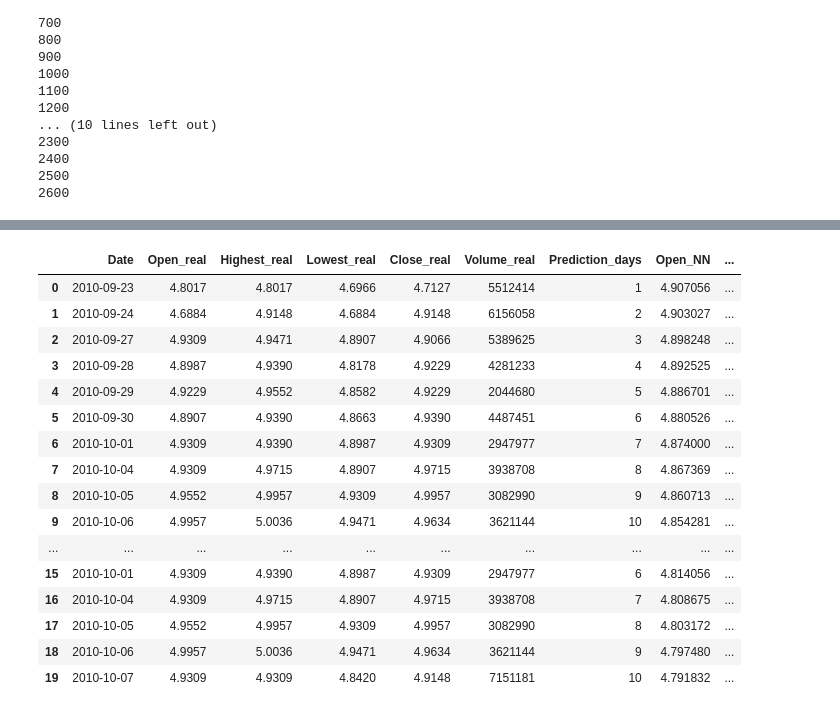
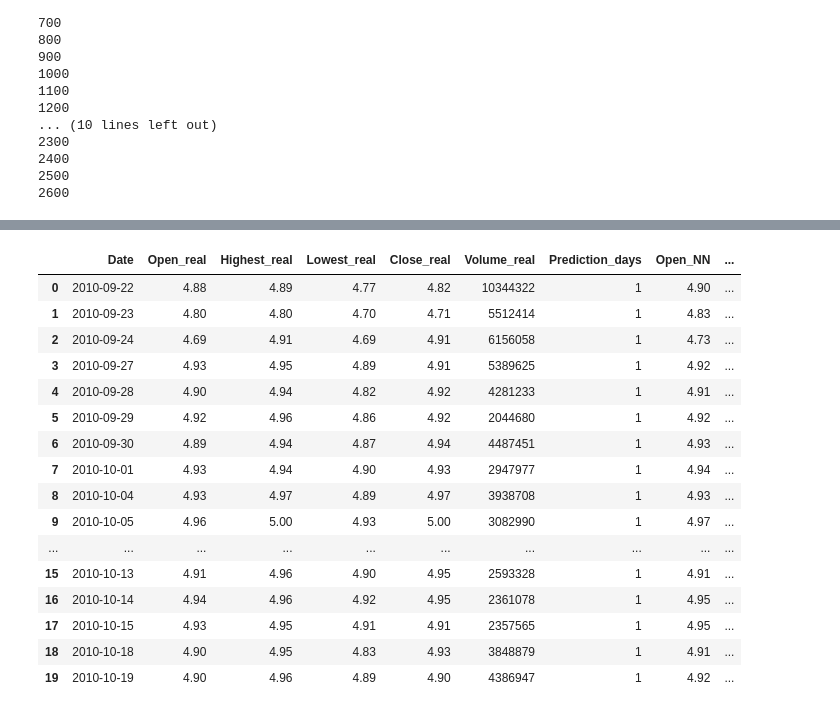
Before and after one commit to WaznyKamo/Deep-Learning-Stock-Price-Prediction, a Jupyter notebook: Stock-prediction-multiple-days.ipynb, the cells around one changed output, grey strips where cells are left out. Saved outputs shown, nothing was run; the diff lists cells and outputs as text; code cells hidden in the pictures.

```diff
--- a/Stock-prediction-multiple-days.ipynb
+++ b/Stock-prediction-multiple-days.ipynb
@@ -176,16 +176,16 @@ X_train, X_valid, Y_train, Y_valid = train_test_split(X_all, Y_all, test_size=26
 ### Defining and evaluating the model
 # %%
 model = Sequential()
-model.add(LSTM(64, input_shape=[X_train.shape[1], X_train.shape[2]]))#, return_sequences=True))
-#model.add(LSTM(64))
-model.add(Dense(100, activation='relu'))
+model.add(LSTM(128, input_shape=[X_train.shape[1], X_train.shape[2]]))#, return_sequences=True))
+# model.add(LSTM(32))
+model.add(Dense(300, activation='relu'))
 model.add(Dense(Y_train.shape[1]))
 
 model.summary()
 
 model.compile(loss='mse', optimizer='adam')
 
-history = model.fit(X_train, Y_train, epochs=10, validation_data=(X_valid, Y_valid))
+history = model.fit(X_train, Y_train, epochs=15, validation_data=(X_valid, Y_valid))
 
 plt.plot(history.history['loss'], label='train')
 plt.plot(history.history['val_loss'], label='test')
@@ -213,6 +213,6 @@ Epoch 10/10
 # %%
-predictions = model.predict(X_valid)
+predictions_basic = model.predict(X_valid)
 
-predictions = evaluate_results(X_valid, Y_valid, Y_scalers, predictions) # returns dataset
+predictions = evaluate_results(X_valid, Y_valid, Y_scalers, predictions_basic) # returns dataset
 # %% [output]
       Close_real  Close_predicted
@@ -277,7 +277,7 @@ def predict_n_days_NN(input_vector, n):
         X_predicted[:, -1, :] = prediction
         predictions.append(prediction)
 
-    X_predicted = scaler.inverse_transform(X_predicted.reshape(60, 5))
+#     X_predicted = scaler.inverse_transform(X_predicted.reshape(60, 5))
     predictions = np.array(predictions)
     predictions = scaler.inverse_transform(predictions.reshape(n, 5))
 
@@ -338,9 +338,10 @@ plot_NN[['Open', 'Highest', 'Lowest', 'Close']].plot() # the volume is droped as
 ## Evaluation of the predictions
 # %%
 stock = 'TPE'
+stock_len = len(stock_data.loc[stock_data['Stock'] == stock])
 start_idx = 60
-days_to_predict = 10
-end_idx = len(stock_data.loc[stock_data['Stock'] == stock]) - days_to_predict
+days_to_predict = 1
+end_idx = stock_len
 
 predictions = pd.DataFrame(columns=['Date','Open_real','Highest_real','Lowest_real','Close_real','Volume_real','Prediction_days',
                                     'Open_NN','Highest_NN','Lowest_NN','Close_NN','Volume_NN',
@@ -354,8 +355,10 @@ for idx in range(start_idx, end_idx):
     predictions_LR = predict_n_days_LR(stock_data.loc[stock_data['Stock'] == stock, ['Open', 'Highest', 'Lowest', 'Close', 'Volume']][idx-60:idx], days_to_predict)
 
     for day in range(1, days_to_predict + 1):
-        date = stock_data.loc[stock_data['Stock'] == stock, ['Date']].iloc[idx + day].tolist()
-        real_values = stock_data.loc[stock_data['Stock'] == stock, ['Open', 'Highest', 'Lowest', 'Close', 'Volume']].iloc[idx + day].tolist()
+        if idx + day == stock_len-1:
+            break
+        date = stock_data.loc[stock_data['Stock'] == stock, ['Date']].iloc[idx + day-1].tolist()
+        real_values = stock_data.loc[stock_data['Stock'] == stock, ['Open', 'Highest', 'Lowest', 'Close', 'Volume']].iloc[idx + day-1].tolist()
 
         row = date + real_values + [day] + predictions_NN[day-1].tolist() + predictions_LR[day-1].tolist()
         row = pd.Series(row, index=predictions.columns)
@@ -381,23 +393,31 @@ for idx in range(start_idx, end_idx):
 # %%
+for column in predictions.columns:
+    if column in ['Date', 'Prediction_days', 'Volume_real']:
+        continue
+    if column in ['Volume_NN', 'Volume_LR']:
+        predictions[column] = predictions[column].astype('int32')
+        continue
+    predictions[column] = predictions[column].round(2)
+
 predictions.head(20)
 # %% [output]
 |  | Date | Open_real | Highest_real | Lowest_real | Close_real | Volume_real | Prediction_days | Open_NN | ... |
-| 0 | 2010-09-23 | 4.8017 | 4.8017 | 4.6966 | 4.7127 | 5512414 | 1 | 4.907056 | ... |
-| 1 | 2010-09-24 | 4.6884 | 4.9148 | 4.6884 | 4.9148 | 6156058 | 2 | 4.903027 | ... |
-| 2 | 2010-09-27 | 4.9309 | 4.9471 | 4.8907 | 4.9066 | 5389625 | 3 | 4.898248 | ... |
-| 3 | 2010-09-28 | 4.8987 | 4.9390 | 4.8178 | 4.9229 | 4281233 | 4 | 4.892525 | ... |
-| 4 | 2010-09-29 | 4.9229 | 4.9552 | 4.8582 | 4.9229 | 2044680 | 5 | 4.886701 | ... |
-| 5 | 2010-09-30 | 4.8907 | 4.9390 | 4.8663 | 4.9390 | 4487451 | 6 | 4.880526 | ... |
-| 6 | 2010-10-01 | 4.9309 | 4.9390 | 4.8987 | 4.9309 | 2947977 | 7 | 4.874000 | ... |
-| 7 | 2010-10-04 | 4.9309 | 4.9715 | 4.8907 | 4.9715 | 3938708 | 8 | 4.867369 | ... |
-| 8 | 2010-10-05 | 4.9552 | 4.9957 | 4.9309 | 4.9957 | 3082990 | 9 | 4.860713 | ... |
-| 9 | 2010-10-06 | 4.9957 | 5.0036 | 4.9471 | 4.9634 | 3621144 | 10 | 4.854281 | ... |
+| 0 | 2010-09-22 | 4.88 | 4.89 | 4.77 | 4.82 | 10344322 | 1 | 4.90 | ... |
+| 1 | 2010-09-23 | 4.80 | 4.80 | 4.70 | 4.71 | 5512414 | 1 | 4.83 | ... |
+| 2 | 2010-09-24 | 4.69 | 4.91 | 4.69 | 4.91 | 6156058 | 1 | 4.73 | ... |
+| 3 | 2010-09-27 | 4.93 | 4.95 | 4.89 | 4.91 | 5389625 | 1 | 4.92 | ... |
+| 4 | 2010-09-28 | 4.90 | 4.94 | 4.82 | 4.92 | 4281233 | 1 | 4.91 | ... |
+| 5 | 2010-09-29 | 4.92 | 4.96 | 4.86 | 4.92 | 2044680 | 1 | 4.92 | ... |
+| 6 | 2010-09-30 | 4.89 | 4.94 | 4.87 | 4.94 | 4487451 | 1 | 4.93 | ... |
+| 7 | 2010-10-01 | 4.93 | 4.94 | 4.90 | 4.93 | 2947977 | 1 | 4.94 | ... |
+| 8 | 2010-10-04 | 4.93 | 4.97 | 4.89 | 4.97 | 3938708 | 1 | 4.93 | ... |
+| 9 | 2010-10-05 | 4.96 | 5.00 | 4.93 | 5.00 | 3082990 | 1 | 4.97 | ... |
 | ... | ... | ... | ... | ... | ... | ... | ... | ... | ... |
-| 15 | 2010-10-01 | 4.9309 | 4.9390 | 4.8987 | 4.9309 | 2947977 | 6 | 4.814056 | ... |
-| 16 | 2010-10-04 | 4.9309 | 4.9715 | 4.8907 | 4.9715 | 3938708 | 7 | 4.808675 | ... |
-| 17 | 2010-10-05 | 4.9552 | 4.9957 | 4.9309 | 4.9957 | 3082990 | 8 | 4.803172 | ... |
-| 18 | 2010-10-06 | 4.9957 | 5.0036 | 4.9471 | 4.9634 | 3621144 | 9 | 4.797480 | ... |
-| 19 | 2010-10-07 | 4.9309 | 4.9309 | 4.8420 | 4.9148 | 7151181 | 10 | 4.791832 | ... |
+| 15 | 2010-10-13 | 4.91 | 4.96 | 4.90 | 4.95 | 2593328 | 1 | 4.91 | ... |
+| 16 | 2010-10-14 | 4.94 | 4.96 | 4.92 | 4.95 | 2361078 | 1 | 4.95 | ... |
+| 17 | 2010-10-15 | 4.93 | 4.95 | 4.91 | 4.91 | 2357565 | 1 | 4.95 | ... |
+| 18 | 2010-10-18 | 4.90 | 4.95 | 4.83 | 4.93 | 3848879 | 1 | 4.91 | ... |
+| 19 | 2010-10-19 | 4.90 | 4.96 | 4.89 | 4.90 | 4386947 | 1 | 4.92 | ... |
 # %%
 predictions_evaluation = pd.DataFrame(columns = ['Prediction_days', 'NN_open_MAPE', 'NN_highest_MAPE', 'NN_lowest_MAPE', 'NN_close_MAPE', 'NN_volume_MAPE',
                                                  'LR_open_MAPE', 'LR_highest_MAPE', 'LR_lowest_MAPE', 'LR_close_MAPE', 'LR_volume_MAPE',
```
Also changed, not shown: parts of 11 cells of this notebook, 1 other file.
